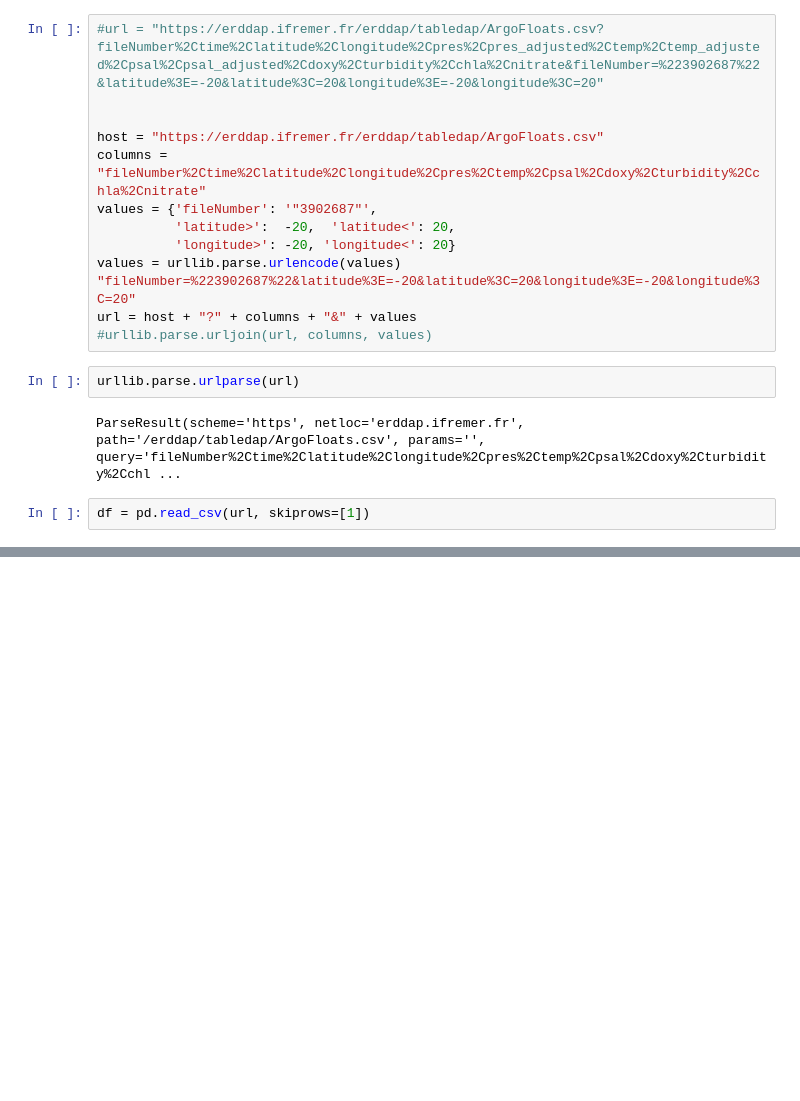
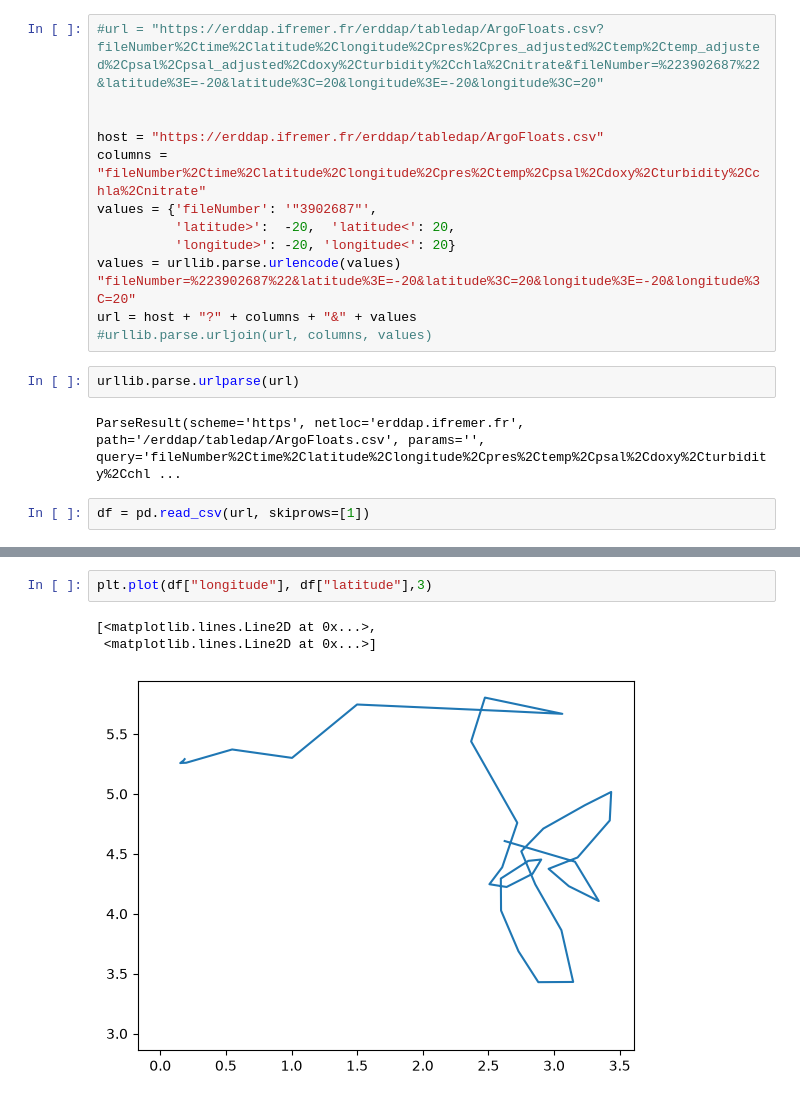
Before and after one commit to oceanmargins/omi_argo_floats, a Jupyter notebook: argo_pandas.ipynb, the cells around one changed output, grey strips where cells are left out. Cells and saved outputs as stored; diff of their text form; blank space fills up the shorter version.

```diff
--- a/argo_pandas.ipynb
+++ b/argo_pandas.ipynb
@@ -50,0 +51,6 @@ plt.scatter(df["psal"], df["temp"],3)
+# %%
+plt.plot(df["longitude"], df["latitude"],3)
+# %% [output]
+[<matplotlib.lines.Line2D at 0x...>,
+ <matplotlib.lines.Line2D at 0x...>]
+[figure, added]
```
Also changed, not shown: parts of 2 cells of this notebook, 3 other files.
